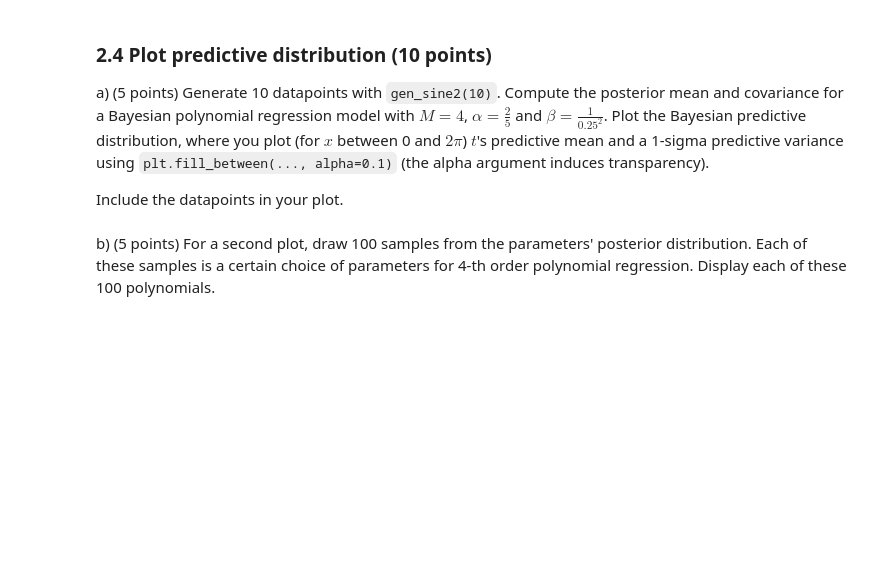
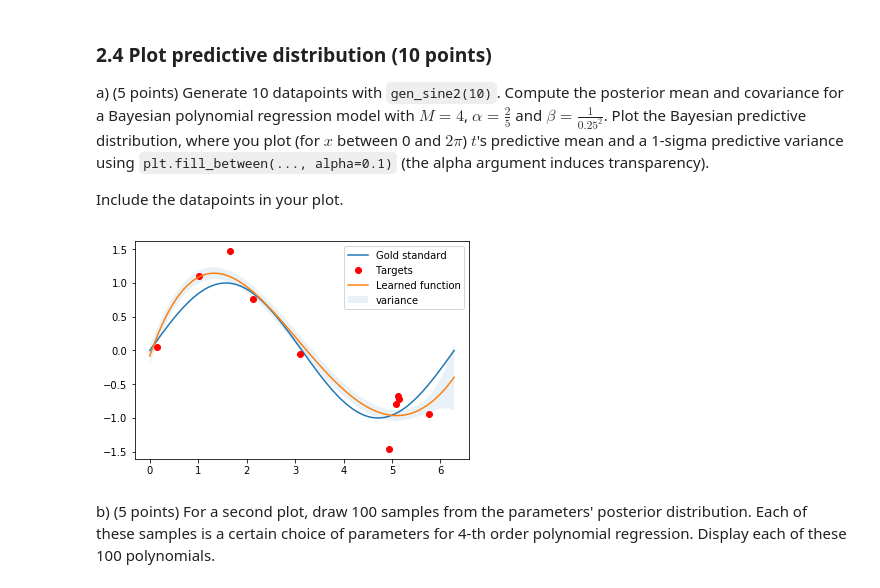
Before and after one commit to AxelBremer/ml1_lab1, a Jupyter notebook: 11023325_11029669_lab1.ipynb, the cells around one changed output. Cells and saved outputs as stored; diff of their text form; code cells hidden in the pictures; blank space fills up the shorter version.

```diff
--- a/11023325_11029669_lab1.ipynb
+++ b/11023325_11029669_lab1.ipynb
@@ -396,3 +391,11 @@ def fit_polynomial_bayes(x, t, M, alpha, beta):
+# %%
+def fit_polynomial_bayes(x, t, M, alpha, beta):
+    # here we can use the designmatrix() function that was created earlier
+    Phi = designmatrix(x, M)
+    S = inv(alpha * np.identity(M+1) + beta * (Phi.T).dot(Phi))
+    m = beta * S.dot(Phi.T).dot(t)
+    m = np.squeeze(np.asarray(m))
+    return m, S, Phi
 # %%
 ### Test your function
 N = 10
@@ -418,12 +421,19 @@ $$ \sigma_N^2 = \frac{1}{\beta} + \phi(\bx)^T \bS_N \phi(\bx) $$
 where $\phi(\bx)$ are the computed features for a new datapoint $\bx$, and $t$ is the predicted variable for datapoint $\bx$.
 
 Write a function that `predict_polynomial_bayes(x, m, S, beta)` that returns the predictive mean, variance and design matrix $\bPhi$ given a new datapoint `x`, posterior mean `m`, posterior variance `S` and a choice of model variance `beta`.
-# %%
-def predict_polynomial_bayes(x, m, S, beta):
-    # YOUR CODE HERE
-    raise NotImplementedError()
-
-    return mean, sigma, Phi
+# %%
+def predict_polynomial_bayes(x, m, S, beta):
+    phis = []
+    M = m.shape[0] - 1
+    sigma = np.zeros(len(x))
+    mean = np.zeros(len(x))
+    for i, elem in enumerate(x):
+        phi_x = phi(elem, M)
+        phis.append(phi_x)
+        sigma[i] = 1/beta + (phi_x.dot(S)).dot(phi_x)
+        mean[i] = (m).dot(phi_x)
+    Phi = np.matrix(phis)
+    return mean, sigma, Phi
 # %%
 ### Test your function
 np.random.seed(42)
@@ -450,3 +457,22 @@ raise NotImplementedError()
+# %%
+# np.random.seed(30)
+n = 10
+x, t = gen_sine2(n)
+x_all = np.linspace(0,2*math.pi, 100)
+M = 4
+a = 2/5
+beta = 1/(0.25**2)
+m, S, Phi = fit_polynomial_bayes(x, t, M, alpha, beta)
+mean, sigma, Phi = predict_polynomial_bayes(x_all, m, S, beta)
+
+plt.plot(x_all, [math.sin(i) for i in x_all], label="Gold standard")
+plt.plot(x, t, "ro", label="Targets")
+plt.plot(x_all, mean, label="Learned function")
+plt.fill_between(x_all, mean-sigma, mean+sigma, alpha=0.1, label="variance")
+plt.legend()
+plt.show()
+# %% [output]
+[figure, added]
 # %% [markdown]
 b) (5 points) For a second plot, draw 100 samples from the parameters' posterior distribution. Each of these samples is a certain choice of parameters for 4-th order polynomial regression.
 Display each of these 100 polynomials.
```
Also changed, not shown: parts of 5 cells of this notebook.
